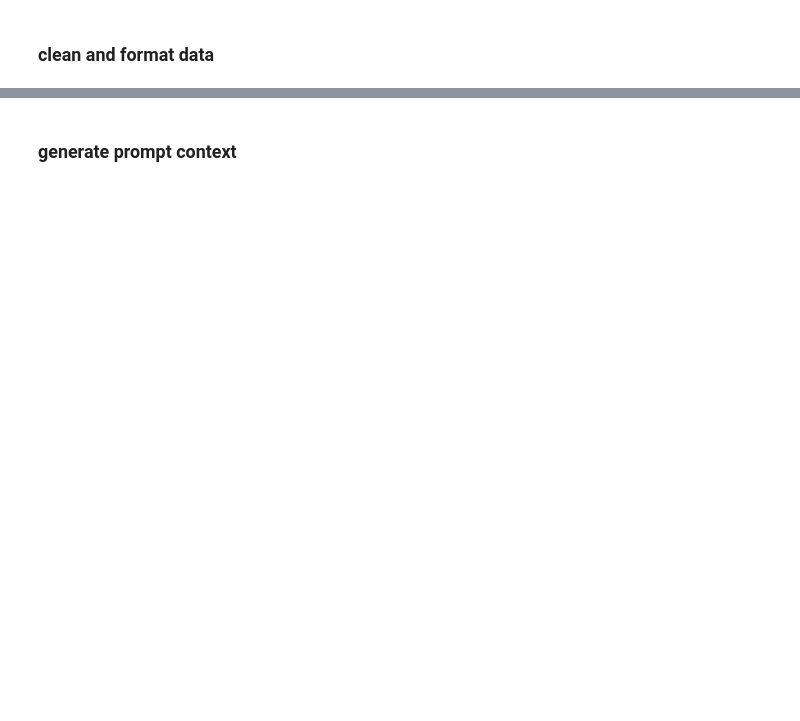
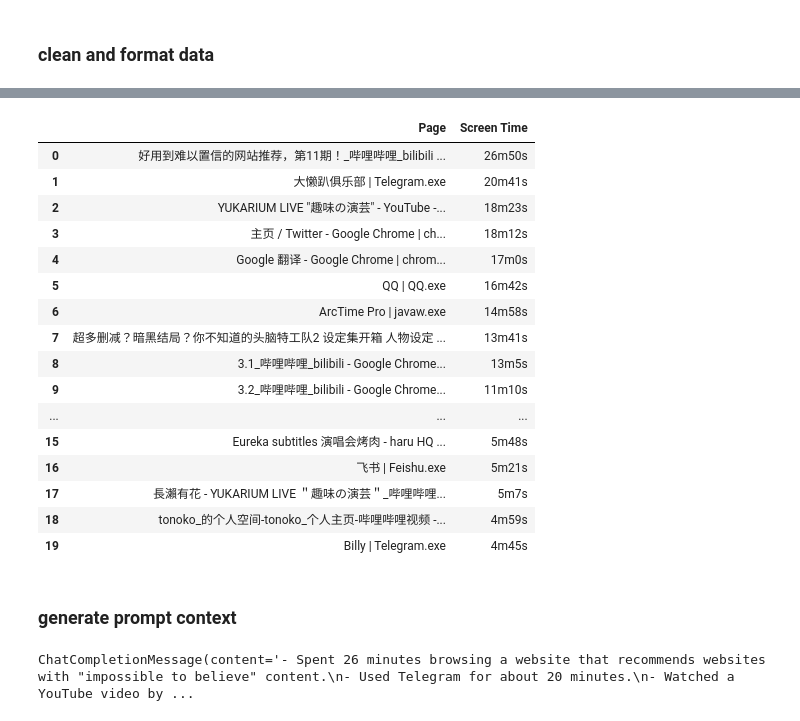
Before and after one commit to yuka-friends/Windrecorder, a Jupyter notebook: extension/LLM_summary_mvp/research.ipynb, the cells around one changed output, grey strips where cells are left out. Cells and saved outputs as stored; diff of their text form; code cells hidden in the pictures; blank space fills up the shorter version.

```diff
--- a/extension/LLM_summary_mvp/research.ipynb
+++ b/extension/LLM_summary_mvp/research.ipynb
@@ -25,5 +43,5 @@ df_day_search_result
 # %%
-df_day_activity_raw, day_time_sum = get_wintitle_stat_in_day(dt_select, optimize_for_display=False)
-df_day_activity_optimize_display, _ = get_wintitle_stat_in_day(dt_select, optimize_for_display=True)
+df_day_activity_raw, day_time_sum = get_wintitle_stat_in_day(datetime_select, optimize_for_display=False)
+df_day_activity_optimize_display, _ = get_wintitle_stat_in_day(datetime_select, optimize_for_display=True)
 
 df_day_activity_raw
@@ -71,2 +118,22 @@ clean_df
+# %%
+df_day_activity_optimize_display
+# %% [output]
+|  | Page | Screen Time |
+| 0 | 好用到难以置信的网站推荐，第11期！_哔哩哔哩_bilibili ... | 26m50s |
+| 1 | 大懒趴俱乐部 | Telegram.exe | 20m41s |
+| 2 | YUKARIUM LIVE "趣味の演芸" - YouTube -... | 18m23s |
+| 3 | 主页 / Twitter - Google Chrome | ch... | 18m12s |
+| 4 | Google 翻译 - Google Chrome | chrom... | 17m0s |
+| 5 | QQ | QQ.exe | 16m42s |
+| 6 | ArcTime Pro | javaw.exe | 14m58s |
+| 7 | 超多删减？暗黑结局？你不知道的头脑特工队2 设定集开箱 人物设定 ... | 13m41s |
+| 8 | 3.1_哔哩哔哩_bilibili - Google Chrome... | 13m5s |
+| 9 | 3.2_哔哩哔哩_bilibili - Google Chrome... | 11m10s |
+| ... | ... | ... |
+| 15 | Eureka subtitles 演唱会烤肉 - haru HQ ... | 5m48s |
+| 16 | 飞书 | Feishu.exe | 5m21s |
+| 17 | 長瀨有花 - YUKARIUM LIVE ＂趣味の演芸＂_哔哩哔哩... | 5m7s |
+| 18 | tonoko_的个人空间-tonoko_个人主页-哔哩哔哩视频 -... | 4m59s |
+| 19 | Billy | Telegram.exe | 4m45s |
 # %% [markdown]
 ### generate prompt context
@@ -72,0 +181,15 @@ clean_df
+# %%
+from openai import OpenAI
+
+# Point to the local server
+client = OpenAI(base_url="http://localhost:1234/v1", api_key="lm-studio")
+
+completion = client.chat.completions.create(
+  model="PrunaAI/Phi-3-mini-128k-instruct-GGUF-Imatrix-smashed",
+  messages=messages,
+  temperature=0.7,
+)
+
+print(completion.choices[0].message)
+# %% [output]
+ChatCompletionMessage(content='- Spent 26 minutes browsing a website that recommends websites with "impossible to believe" content.\n- Used Telegram for about 20 minutes.\n- Watched a YouTube video by ...
```
Also changed, not shown: parts of 7 cells of this notebook, 2 other files.
